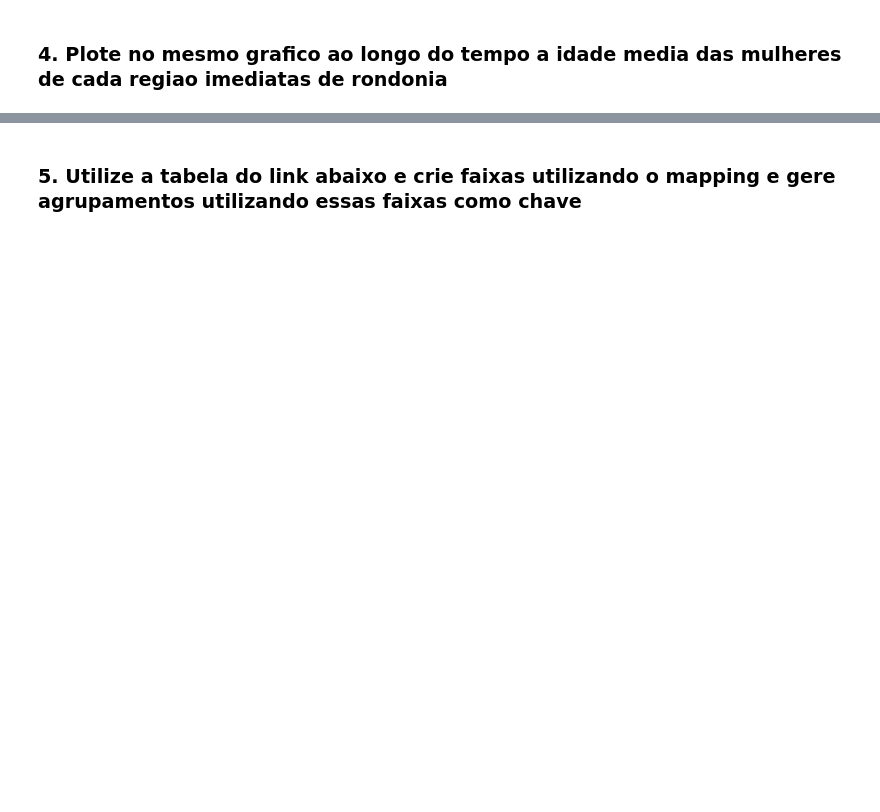
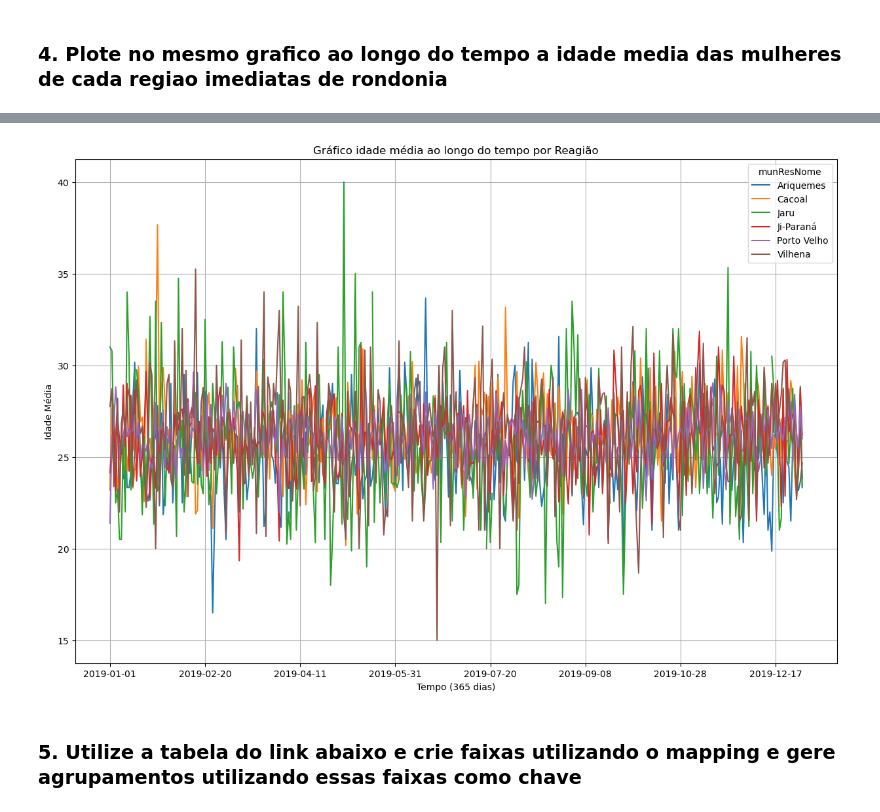
Before and after one commit to nobrevitor/EBAC, a Jupyter notebook: Desenvolvimento de aplicações com Python/1 - TdD 3 - Agregações e operações em grupos/Mod9Tarefa2.ipynb, the cells around one changed output, grey strips where cells are left out. Saved outputs shown, nothing was run; the diff lists cells and outputs as text; code cells hidden in the pictures; blank space fills up the shorter version.

```diff
--- a/Desenvolvimento de aplicações com Python/1 - TdD 3 - Agregações e operações em grupos/Mod9Tarefa2.ipynb
+++ b/Desenvolvimento de aplicações com Python/1 - TdD 3 - Agregações e operações em grupos/Mod9Tarefa2.ipynb
@@ -256,3 +226,7 @@ imediatas = {
     "Corumbiara": "Vilhena",
     "Pimenteiras do Oeste": "Vilhena"
 }
+# %%
+#Novo df com index com o nome dos municipios
+sinasc_imediatas = sinasc_raw.set_index('munResNome')
+sinasc_imediatas
@@ -259,2 +248,16 @@ imediatas = {
+# %%
+#Utilização do df criado acima para agrupar com Pivot Table e mostrar um
+# gráfico ao longo do tempo com a idade média das mulheres de cada regiao imediatas de rondonia
+
+idade_media_plot = sinasc_imediatas.pivot_table(values= 'IDADEMAE',
+                    index='DTNASC',
+                    columns=[imediatas],
+                    aggfunc='mean').plot(figsize=[15,10])
+idade_media_plot.set_title('Gráfico idade média ao longo do tempo por Reagião')
+idade_media_plot.set_ylabel('Idade Média')
+idade_media_plot.set_xlabel('Tempo (365 dias)')
+idade_media_plot.grid()
+# %% [output]
+[figure, added]
 # %% [markdown]
 ### 5. Utilize a tabela do link abaixo e crie faixas utilizando o mapping e gere agrupamentos utilizando essas faixas como chave
```
Also changed, not shown: parts of 31 cells of this notebook.
